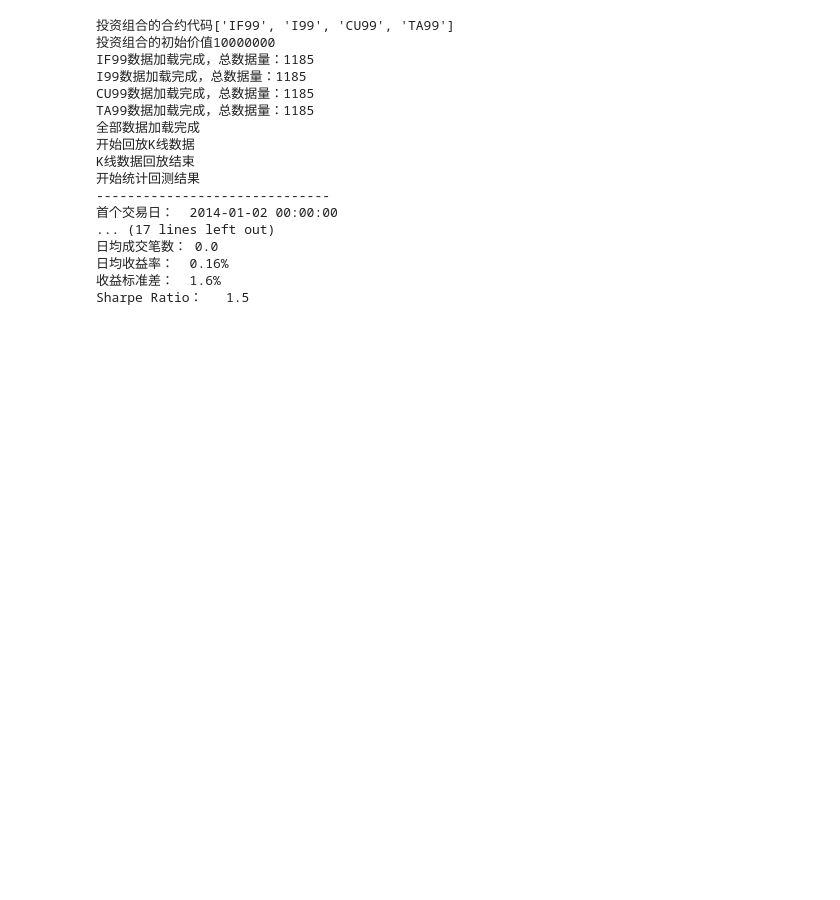
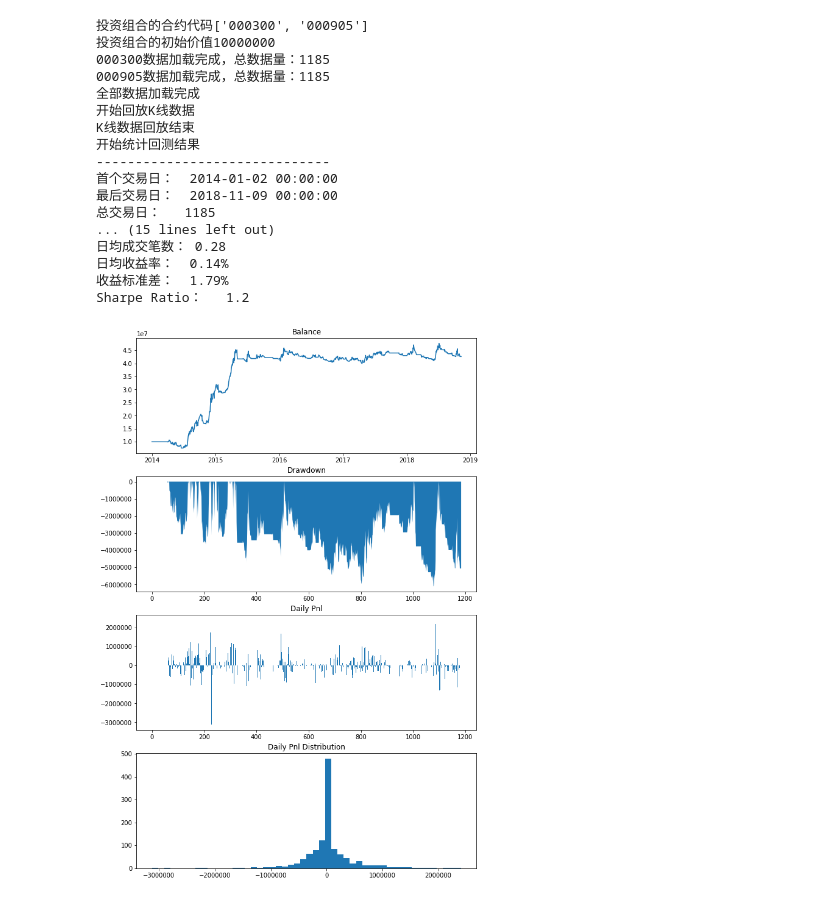
Before and after one commit to huning2009/deanTrading, a Jupyter notebook: TurtleStrategy/run.ipynb, the cells around one changed output. Cells and saved outputs as stored; diff of their text form; code cells hidden in the pictures; blank space fills up the shorter version.

```diff
--- a/TurtleStrategy/run.ipynb
+++ b/TurtleStrategy/run.ipynb
@@ -10,29 +10,30 @@ from turtleEngine import BacktestingEngine
 # %%
 engine = BacktestingEngine()
 engine.setPeriod(datetime(2014, 1, 1), datetime(2018, 12, 30))
-engine.initPortfolio('setting.csv', 10000000)
+engine.initPortfolio('test.csv', 10000000)
 
 engine.loadData()
 engine.runBacktesting()
 engine.showResult()
 # %% [output]
-投资组合的合约代码['IF99', 'I99', 'CU99', 'TA99']
+投资组合的合约代码['000300', '000905']
 投资组合的初始价值10000000
-IF99数据加载完成，总数据量：1185
-I99数据加载完成，总数据量：1185
-CU99数据加载完成，总数据量：1185
-TA99数据加载完成，总数据量：1185
+000300数据加载完成，总数据量：1185
+000905数据加载完成，总数据量：1185
 全部数据加载完成
 开始回放K线数据
 K线数据回放结束
 开始统计回测结果
 ------------------------------
 首个交易日：  2014-01-02 00:00:00
-... (17 lines left out)
-日均成交笔数： 0.0
-日均收益率：  0.16%
-收益标准差：  1.6%
-Sharpe Ratio：   1.5
+最后交易日：  2018-11-09 00:00:00
+总交易日：   1185
+... (15 lines left out)
+日均成交笔数： 0.28
+日均收益率：  0.14%
+收益标准差：  1.79%
+Sharpe Ratio：   1.2
+[figure, added]
 # %%
 tradeList = engine.getTradeData('000300')
 for trade in tradeList:
```
Also changed, not shown: parts of 1 cell of this notebook, 5 other files.
